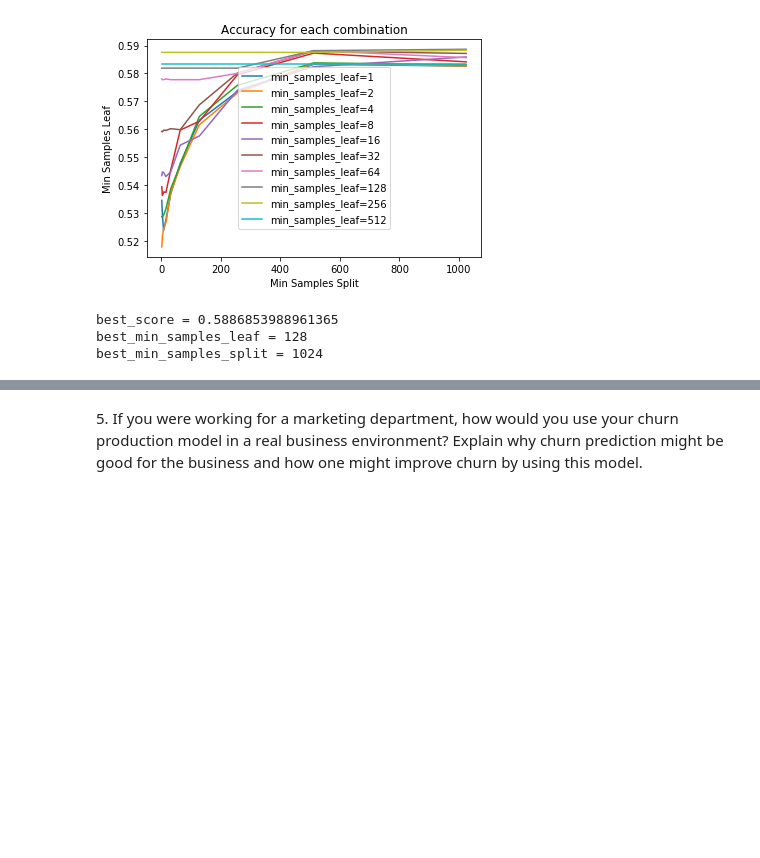
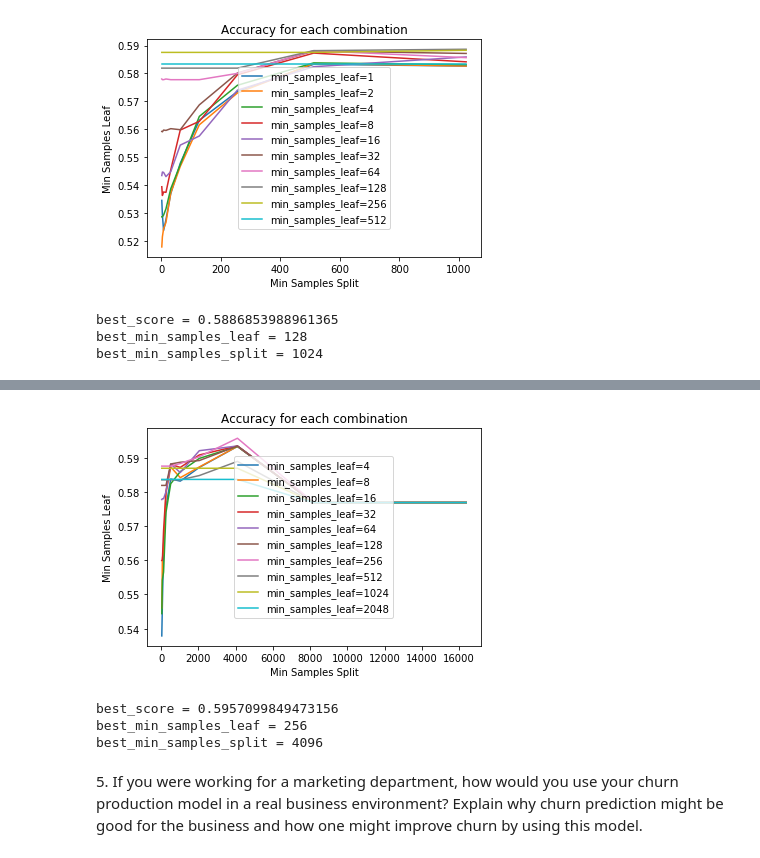
Before and after one commit to zhucebuliaolongchuan/DataScienceCourses_Hw, a Jupyter notebook: hw_2/hw_2.ipynb, the cells around one changed output, grey strips where cells are left out. Cells and saved outputs as stored; diff of their text form; code cells hidden in the pictures; blank space fills up the shorter version.

```diff
--- a/hw_2/hw_2.ipynb
+++ b/hw_2/hw_2.ipynb
@@ -165,3 +189,15 @@ best_min_samples_split = 1024
+# %%
+split_values = [pow(2, i) for i in range(5, 15)]
+leaf_values = [pow(2, i) for i in range(2, 12)]
+best_test_score, best_test_combination = plotAccuracy(train_df, test_df, leaf_values, split_values)
+print('best_score = {}'.format(best_test_score))
+print('best_min_samples_leaf = {}'.format(best_test_combination[0]))
+print('best_min_samples_split = {}'.format(best_test_combination[1]))
+# %% [output]
+[figure, added]
+best_score = 0.5957099849473156
+best_min_samples_leaf = 256
+best_min_samples_split = 4096
 # %% [markdown]
 5\. If you were working for a marketing department, how would you use your churn production model in a real business environment? Explain why churn prediction might be good for the business and how one might improve churn by using this model.
 # %% [markdown]
```
Also changed, not shown: parts of 5 cells of this notebook.
